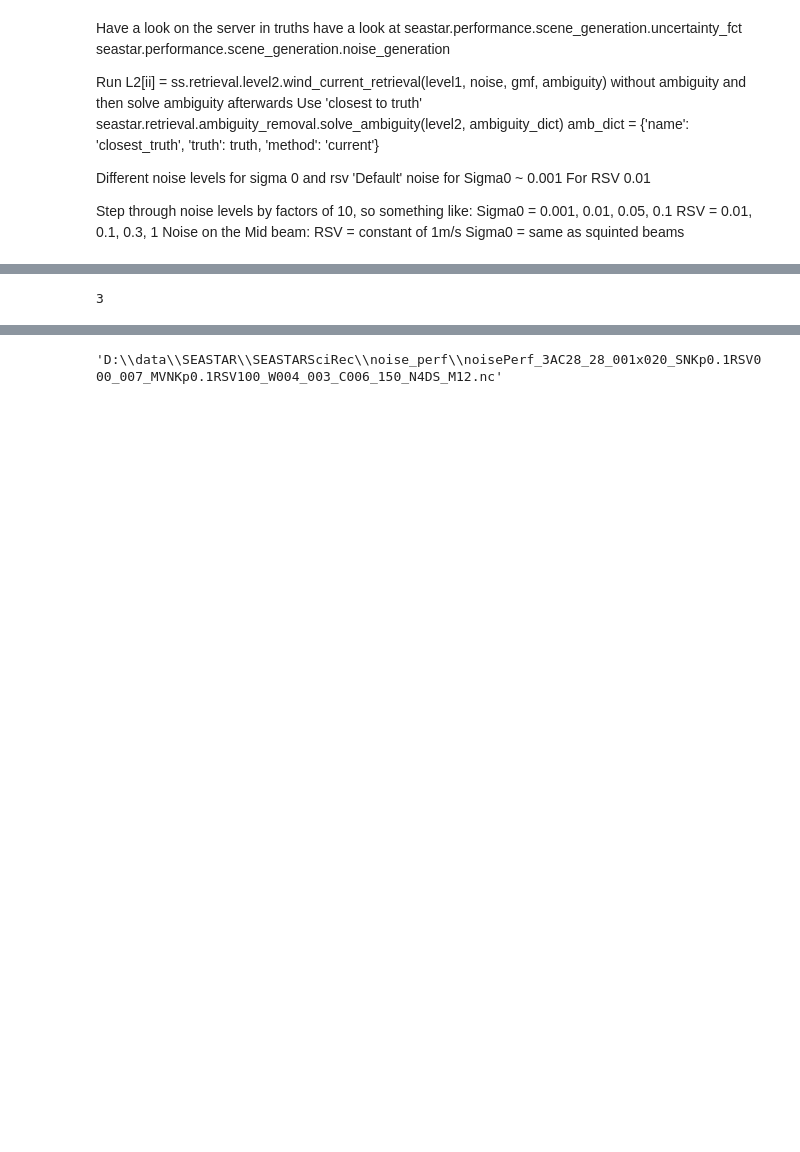
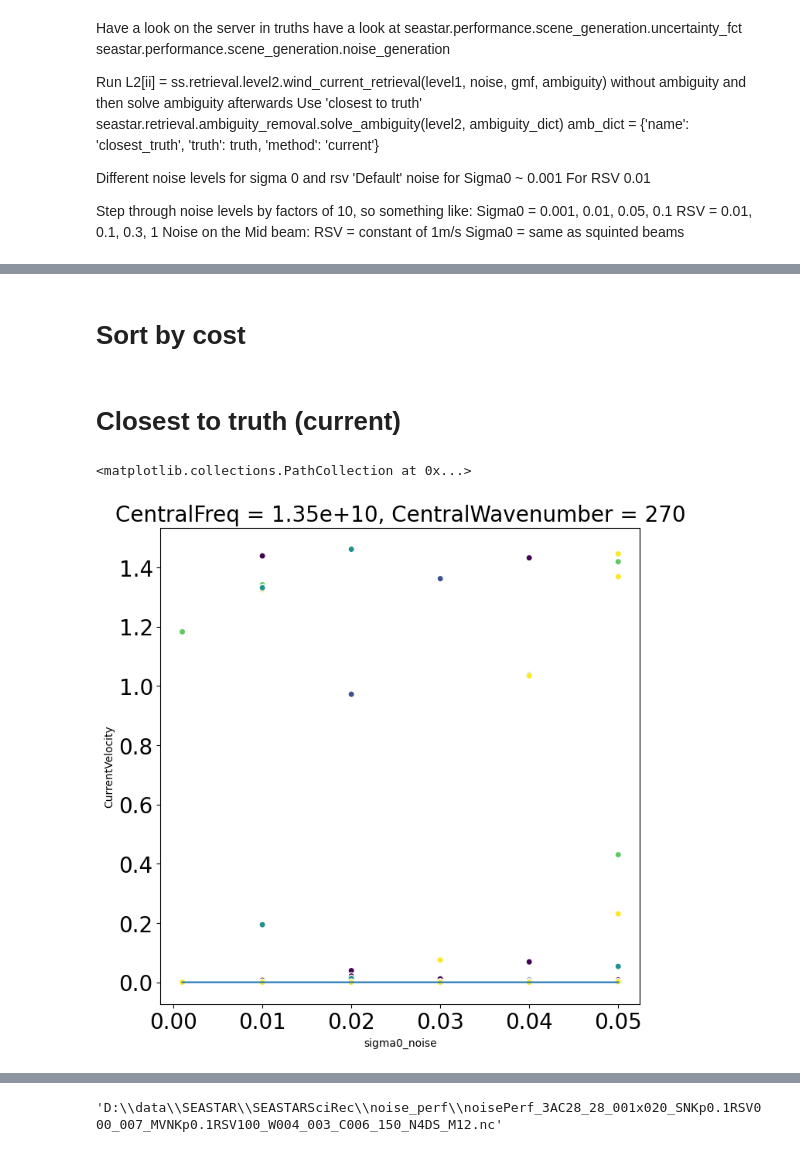
Before and after one commit to ACHMartin/seastar_project, a Jupyter notebook: Unit_test_for_ESA.ipynb, the cells around one changed output, grey strips where cells are left out. Cells and saved outputs as stored; diff of their text form; code cells hidden in the pictures; blank space fills up the shorter version.

```diff
--- a/Unit_test_for_ESA.ipynb
+++ b/Unit_test_for_ESA.ipynb
@@ -73,7 +92,7 @@ level1 = level1.set_coords([
 geo = xr.Dataset(
         data_vars=dict(
             WindSpeed=(['along','across'], np.full([along_length, across_length], 5.)), #5m/s
-            WindDirection=(['along','across'], np.full([along_length, across_length], 270.)), #0 degrees
+            WindDirection=(['along','across'], np.full([along_length, across_length], 0.)), #0 degrees
             CurrentVelocity=(['along','across'], np.full([along_length, across_length], 0.6)), #0.6m/s
             CurrentDirection=(['along','across'], np.full([along_length, across_length], 150.)),
         ),
@@ -89,7 +108,7 @@ geo['WindSpeed'] = geo.OceanSurfaceWindSpeed
 geo['WindDirection'] = geo.OceanSurfaceWindDirection
 
 gmf = {'doppler':{'name':'mouche12'}, 'nrcs':{'name':'nscat4ds'}}
-level1['Sigma0'] = ss.gmfs.nrcs.compute_nrcs(level1, geo, gmf['nrcs']).T
+level1['Sigma0'] = ss.gmfs.nrcs.compute_nrcs(level1, geo, gmf['nrcs'])
 
 model_rsv_list = [None] * level1.Antenna.size
 model_wasv_list = [None] * level1.Antenna.size
@@ -97,4 +116,4 @@ for aa, ant in enumerate(level1.Antenna.data):
     model_rsv_list[aa] = ss.gmfs.doppler.compute_total_surface_motion(level1.sel(Antenna=ant),
                                                                       geo,
                                                                       gmf=gmf['doppler']['name'])
-level1['RSV'] = xr.concat(model_rsv_list, dim='Antenna').T
+level1['RSV'] = xr.concat(model_rsv_list, dim='Antenna')
@@ -241,4 +253,2 @@ RSV noise = 0.001
-# %%
-len(level1.Antenna)
-# %% [output]
-3
+# %% [markdown]
+# Sort by cost
@@ -244,0 +274,2 @@ len(level1.Antenna)
+# %% [markdown]
+# Closest to truth (current)
@@ -244,0 +295,13 @@ len(level1.Antenna)
+# %%
+fig = plt.figure(figsize=(8, 8))
+ax = fig.add_subplot(1,1,1)
+# np.sqrt(((L2_RSV_noise_sbc.CurrentVelocity - 0.6)**2).median(dim='along')).plot.scatter(x='RSV_noise',
+#                                                                        marker='.', c='k',
+#                                                                             ylim=[0,.3],
+#                                                                                )
+# ((L2_sigma0_noise_sbc.WindSpeed)).median(dim=['along','across']).plot(x='sigma0_noise',ylim=[0,1])
+np.sqrt((L2_sigma0_noise_sbc.CurrentVelocity-0.6)**2).median(dim=['along','across']).plot()
+np.sqrt((L2_sigma0_noise_sbc.CurrentVelocity-0.6)**2).plot.scatter(x='sigma0_noise',add_colorbar=False,c='k')
+# %% [output]
+<matplotlib.collections.PathCollection at 0x...>
+[figure, added]
```
Also changed, not shown: parts of 13 cells of this notebook.
